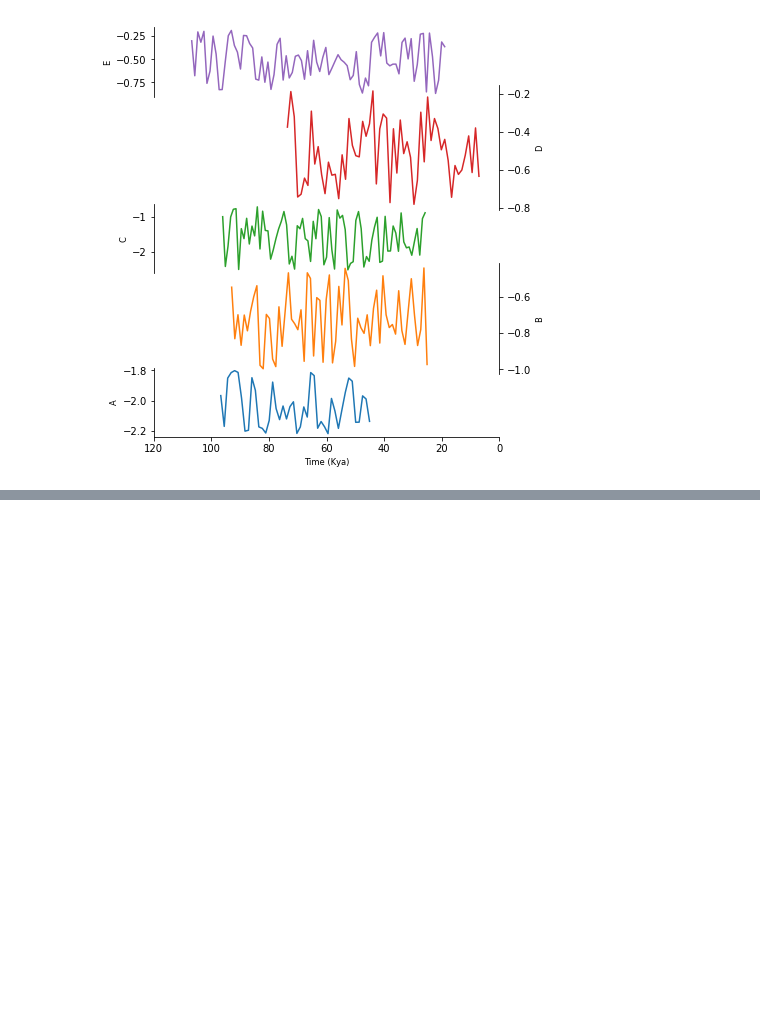
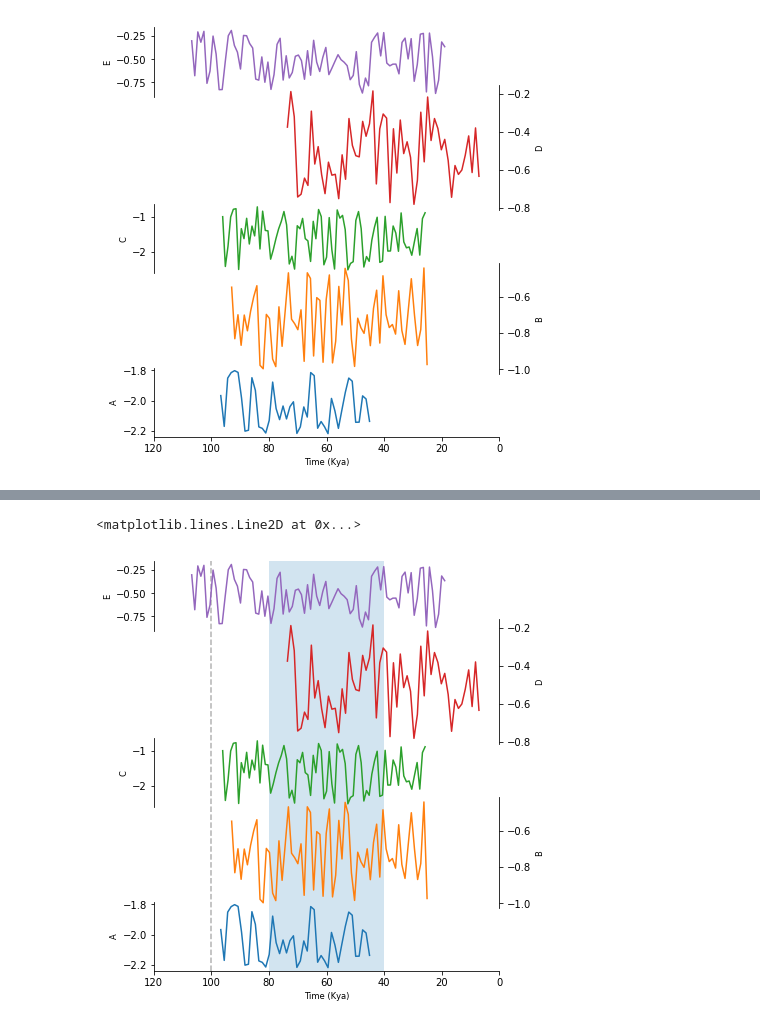
Before and after one commit to rses-datascience/DataSurgeries, a Jupyter notebook: Tutorials/03_Plotting/PalaeoPlotz.ipynb, the cells around one changed output, grey strips where cells are left out. Cells and saved outputs as stored; diff of their text form; code cells hidden in the pictures; blank space fills up the shorter version.

```diff
--- a/Tutorials/03_Plotting/PalaeoPlotz.ipynb
+++ b/Tutorials/03_Plotting/PalaeoPlotz.ipynb
@@ -187,0 +248,32 @@ Text(0.5,0,'Time (Kya)')
+# %%
+# create a figure
+width = 6
+panelheight = 1.4
+fig = plt.figure(figsize=(width, signals * panelheight))
+
+# create the axes
+axs = stacked_axes(fig, 5, squeeze=1.1, topaxis=False, proportions=(1, 1.6, 1, 1.8, 1))
+
+# some labels
+labels = 'ABCDE'
+# plot the random data!
+for i, ax in enumerate(axs):
+    ax.plot(data[i]['x'], data[i]['y'], color='C{:}'.format(i))
+    # set ylabels
+    ax.set_ylabel(labels[i])
+
+
+# note: if you want to change the x axis limits, you need to change it on *all* panels:
+for ax in axs:
+    ax.invert_xaxis()
+    ax.set_xlim(120, 0)
+
+axs[0].set_xlabel('Time (Kya)')
+
+# make dummy axis behind other plots
+bkg = make_background_axis(axs, fig)
+bkg.axvspan(80, 40, alpha=0.2)
+bkg.axvline(100, ls='dashed', c=(0,0,0,0.3))
+# %% [output]
+<matplotlib.lines.Line2D at 0x...>
+[figure, added]
```
Also changed, not shown: parts of 6 cells of this notebook.
